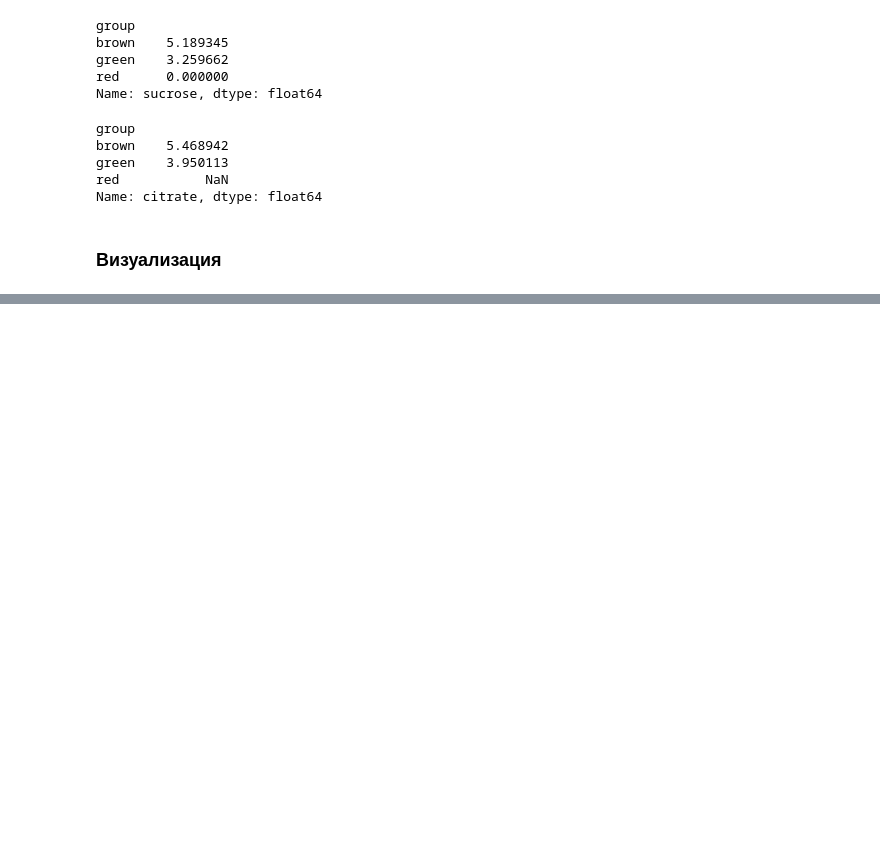
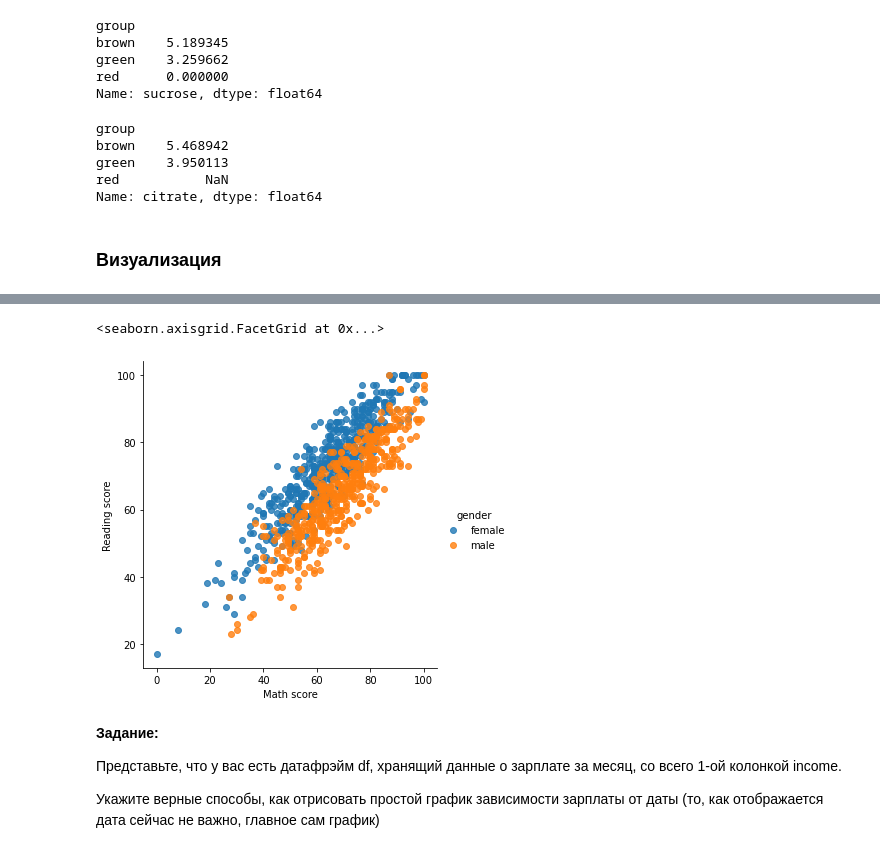
Before and after one commit to AndrewSalygin/ML_practice, a Jupyter notebook: ML.ipynb, the cells around one changed output, grey strips where cells are left out. Saved outputs shown, nothing was run; the diff lists cells and outputs as text; code cells hidden in the pictures; blank space fills up the shorter version.

```diff
--- a/ML.ipynb
+++ b/ML.ipynb
@@ -736,0 +762,14 @@ Name: citrate, dtype: float64
+# %%
+import seaborn as sns
+ax = sns.lmplot(x="math_score", y="reading_score", hue="gender", data=df, fit_reg=False)
+ax.set_xlabels("Math score")
+ax.set_ylabels("Reading score")
+# %% [output]
+<seaborn.axisgrid.FacetGrid at 0x...>
+[figure, added]
+# %% [markdown]
+**Задание:**
+
+Представьте, что у вас есть датафрэйм df, хранящий данные о зарплате за месяц, со всего 1-ой колонкой income.
+
+Укажите верные способы, как отрисовать простой график зависимости зарплаты от даты (то, как отображается дата сейчас не важно, главное сам график)
```
Also changed, not shown: parts of 43 cells of this notebook, 7 other files.
